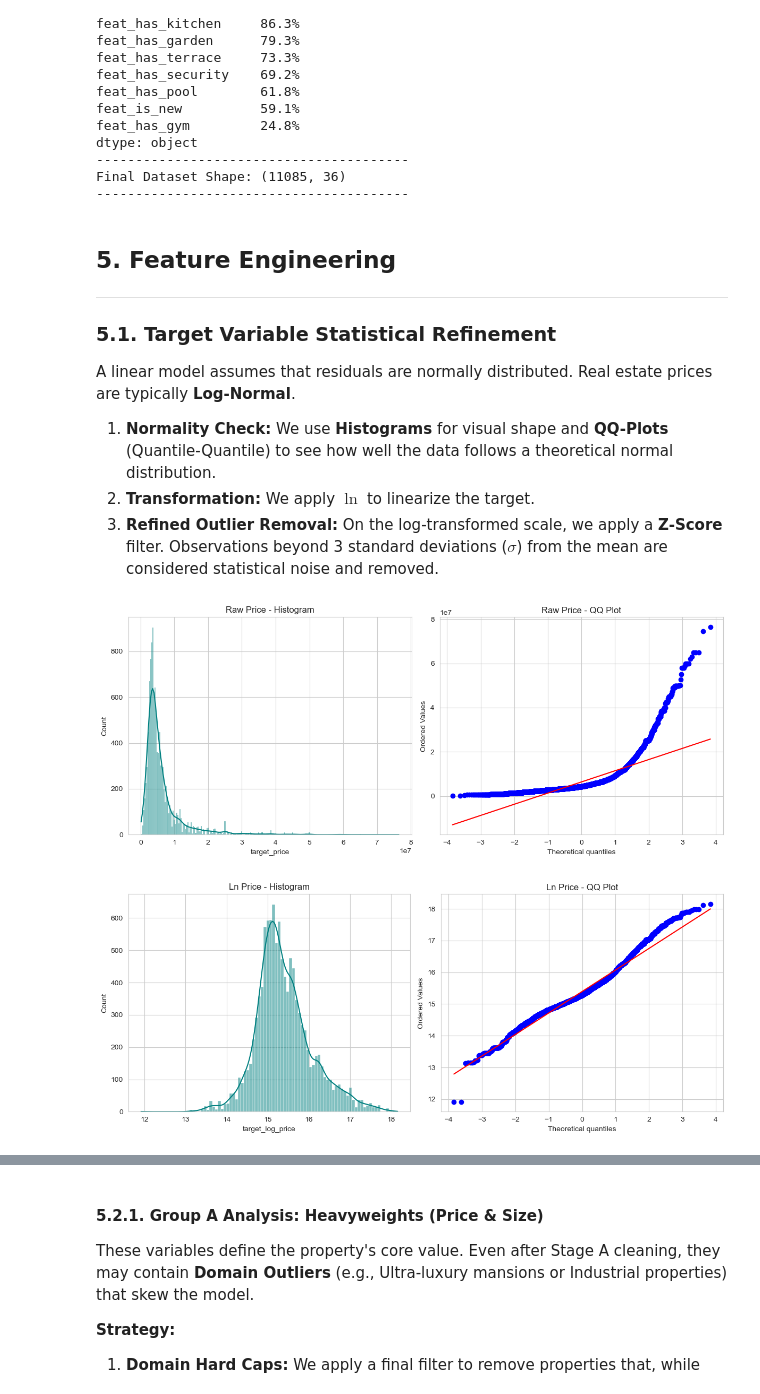
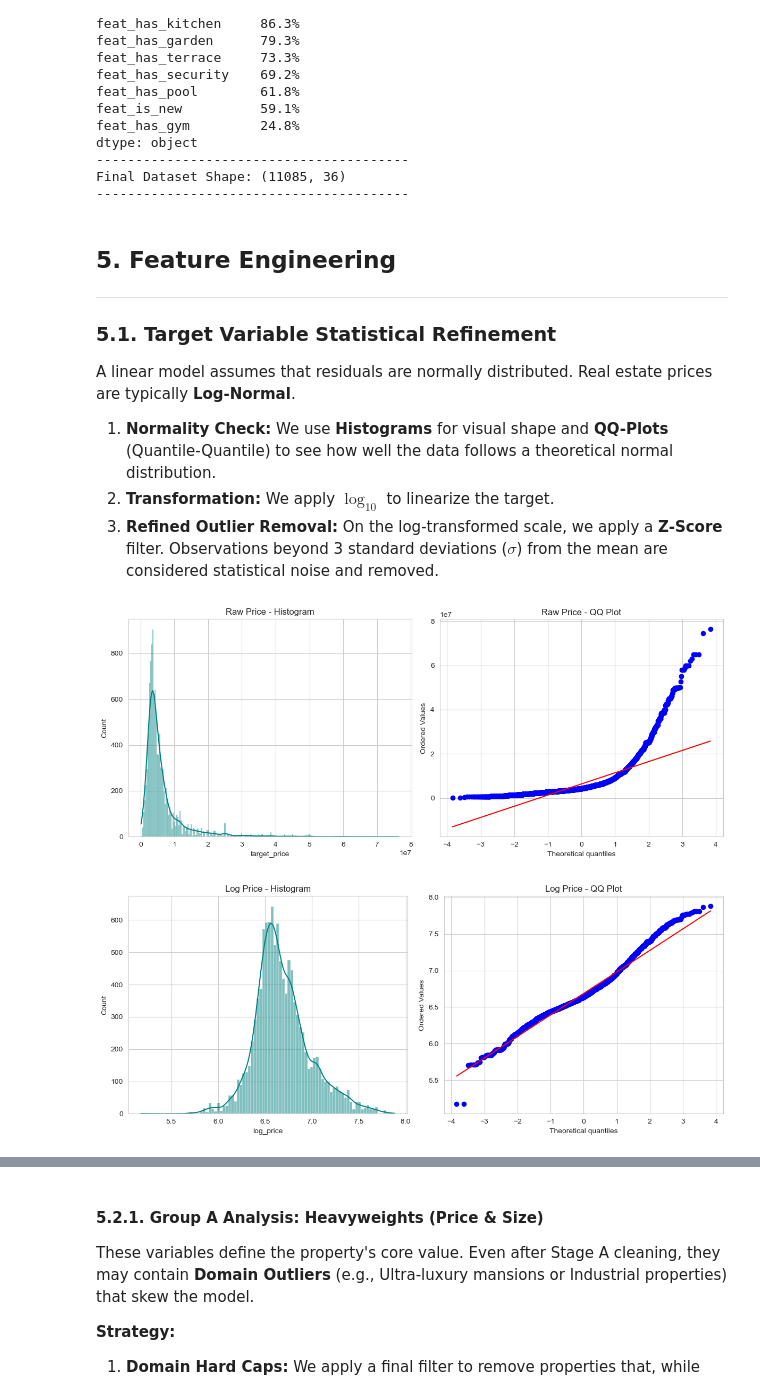
Before and after one commit to ColossalCoin/real-state-qro, a Jupyter notebook: notebooks/03_model_diagnosis_and_feature_engineering.ipynb, the cells around one changed output, grey strips where cells are left out. Saved outputs shown, nothing was run; the diff lists cells and outputs as text; code cells hidden in the pictures.

Commit message:
Streamline `03_model_diagnosis_and_feature_engineering.ipynb` by removing verbose markdown, redundant cells, and unused code to focus on refined diagnostics and improved data cleansing strategy.

```diff
--- a/notebooks/03_model_diagnosis_and_feature_engineering.ipynb
+++ b/notebooks/03_model_diagnosis_and_feature_engineering.ipynb
@@ -703,35 +703,3 @@ We validate that the calculated distances reflect locations effectively within t
 2.  **Maximum Radius Check (The "City Limit"):**
     * We define a **Hard Cap** for `dist_center` (e.g., 50 km).
     * *Rationale:* Any listing claiming to be $> 50$ km from the city center is technically outside the metropolitan scope (e.g., rural ranches or geocoding errors placing points in other states). These outliers distort spatial correlations.
-# %%
-# Identify distance columns
-dist_cols = [c for c in df.columns if 'feat_dist_' in c]
-print(f"Checking {len(dist_cols)} distance features...")
-
-# 1. Non-Negative Check
-neg_dists = (df[dist_cols] < 0).any(axis=1)
-if neg_dists.sum() > 0:
-    print(f"Removing {neg_dists.sum()} rows with negative distances.")
-    df = df[~neg_dists]
-
-# 2. The "City Limit" Check (Max Radius)
-# If a house is > 50km (50,000m) from the center, it's out of scope.
-MAX_DIST_METERS = 50_000  # 50 km radius
-far_mask = df['feat_dist_center'] > MAX_DIST_METERS
-n_far = far_mask.sum()
-
-if n_far > 0:
-    print(f"Removing {n_far} listings located > {MAX_DIST_METERS/1000:.0f}km from city center.")
-    print("    -> Reason: Out of metropolitan scope or Geocoding Error.")
-
-    # Display to confirm they are weird
-    display(df[far_mask][['feat_municipality', 'feat_dist_center']].head(3))
-
-    df = df[~far_mask]
-else:
-    print(f"All listings are within the {MAX_DIST_METERS/1000:.0f}km city radius.")
-
-# 3. Final Sanity Check on Remaining Data
-print("-" * 40)
-print(f"Final Rows: {df.shape[0]:,}")
-print("-" * 40)
@@ -804,12 +768,10 @@ Final Dataset Shape: (11085, 36)
 ### 5.1. Target Variable Statistical Refinement
 A linear model assumes that residuals are normally distributed. Real estate prices are typically **Log-Normal**.
 1.  **Normality Check:** We use **Histograms** for visual shape and **QQ-Plots** (Quantile-Quantile) to see how well the data follows a theoretical normal distribution.
-2.  **Transformation:** We apply $\ln$ to linearize the target.
+2.  **Transformation:** We apply $\log_{10}$ to linearize the target.
 3.  **Refined Outlier Removal:** On the log-transformed scale, we apply a **Z-Score** filter. Observations beyond 3 standard deviations ($\sigma$) from the mean are considered statistical noise and removed.
 # %%
 from scipy.stats import probplot, skew, kurtosis
-
-# --- TARGET STATISTICAL REFINEMENT ---
 
 def plot_diagnostics(data, title):
     plt.figure(figsize=(12, 5))
@@ -831,38 +793,38 @@ def plot_diagnostics(data, title):
 plot_diagnostics(df[target_col], "Raw Price")
 
 # 2. Apply Log Transformation
-df['target_log_price'] = np.log1p(df[target_col])
+df['log_price'] = np.log10(df[target_col])
 
 # 3. Analyze Log Target
-plot_diagnostics(df['target_log_price'], "Ln Price")
+plot_diagnostics(df['log_price'], "Log Price")
 
 # 4. Calculate Moments for Raw vs Log
 raw_price = df[target_col]
-log_price = np.log1p(df[target_col])
+log_price = np.log10(df[target_col])
 
 stats_comparison = {
     'Metric': ['Skewness (Sesgo)', 'Kurtosis (Curtosis)'],
     'Raw Data': [skew(raw_price), kurtosis(raw_price)],
-    'Ln Data': [skew(log_price), kurtosis(log_price)]
+    'Log Data': [skew(log_price), kurtosis(log_price)]
 }
 
 df_audit = pd.DataFrame(stats_comparison)
 print(df_audit.to_string(index=False))
 
 # 5. Interpretation Logic
 print("\n--- VERDICT ---")
-current_skew = stats_comparison['Ln Data'][0]
+current_skew = stats_comparison['Log Data'][0]
 
 if abs(current_skew) < abs(stats_comparison['Raw Data'][0]):
     print(f"Skew reduced from {stats_comparison['Raw Data'][0]:.2f} to {current_skew:.2f}.")
     if abs(current_skew) <= 0.5:
         print("Result: Fairly Symmetrical. Z-score is now safe to use.")
     elif abs(current_skew) <= 1:
         print("Result: Moderately Skewed. Z-score is acceptable but use with caution.")
     else:
         print("Result: Still highly skewed. We might need a Box-Cox transformation instead of Log.")
 else:
     print("No improvement. Log-transformation is not the right tool for this feature.")
 # %% [output]
 [figure]
-[figure, old version]
+[figure, new version]
```
Also changed, not shown: parts of 10 cells of this notebook.
